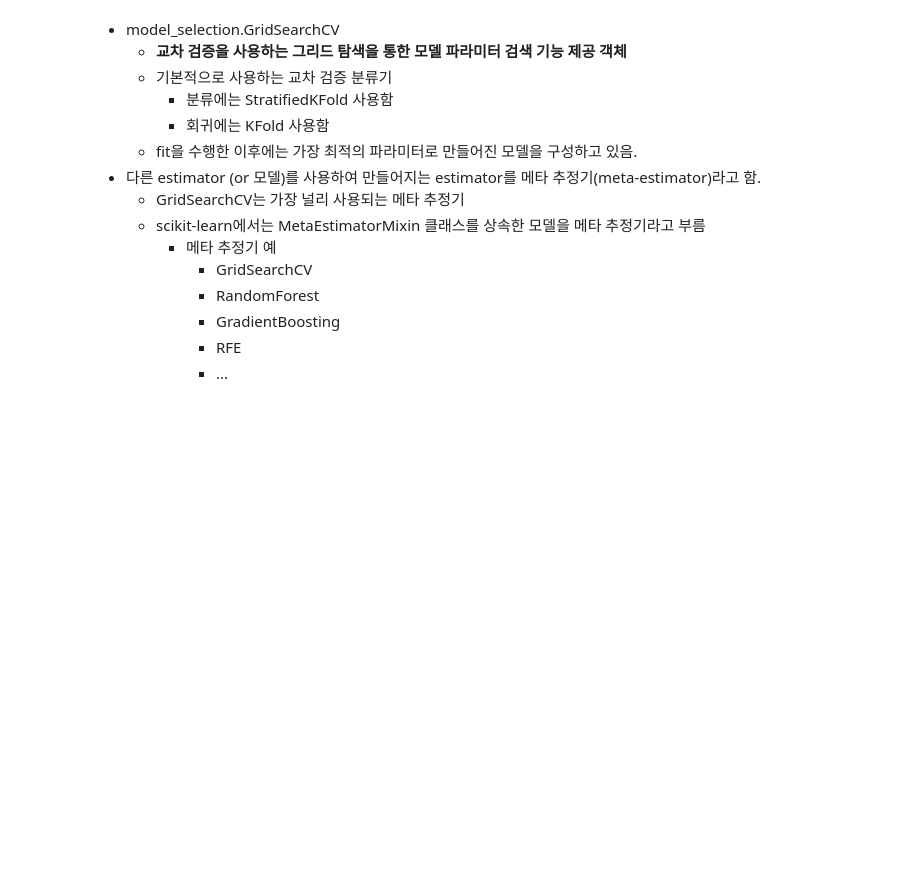
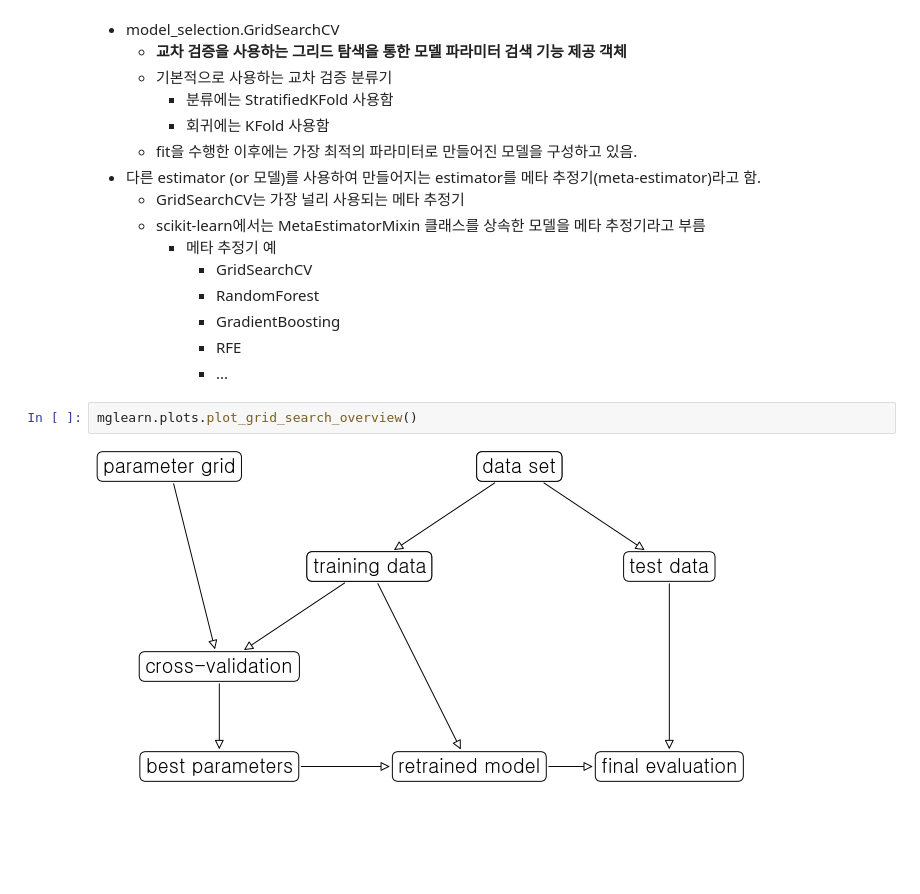
Before and after one commit to CrlAYh/data_science_2018, a Jupyter notebook: Chapter05/5.2.ipynb, the cells around one changed output. Cells and saved outputs as stored; diff of their text form; blank space fills up the shorter version.

```diff
--- a/Chapter05/5.2.ipynb
+++ b/Chapter05/5.2.ipynb
@@ -189,3 +189,7 @@ mglearn.plots.plot_cross_val_selection()
             - GradientBoosting
             - RFE
             - ...
+# %%
+mglearn.plots.plot_grid_search_overview()
+# %% [output]
+[figure, added]
```
Also changed, not shown: parts of 8 cells of this notebook, 4 other files.
